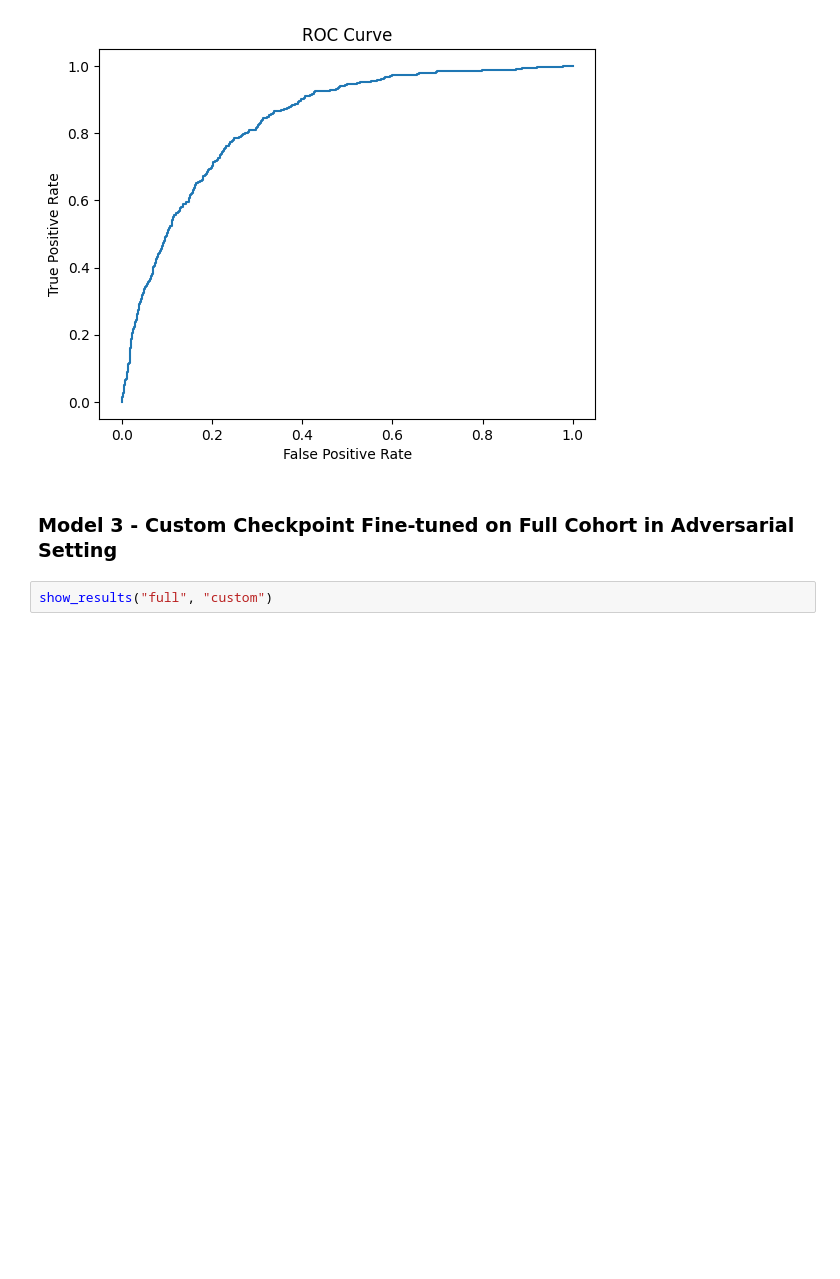
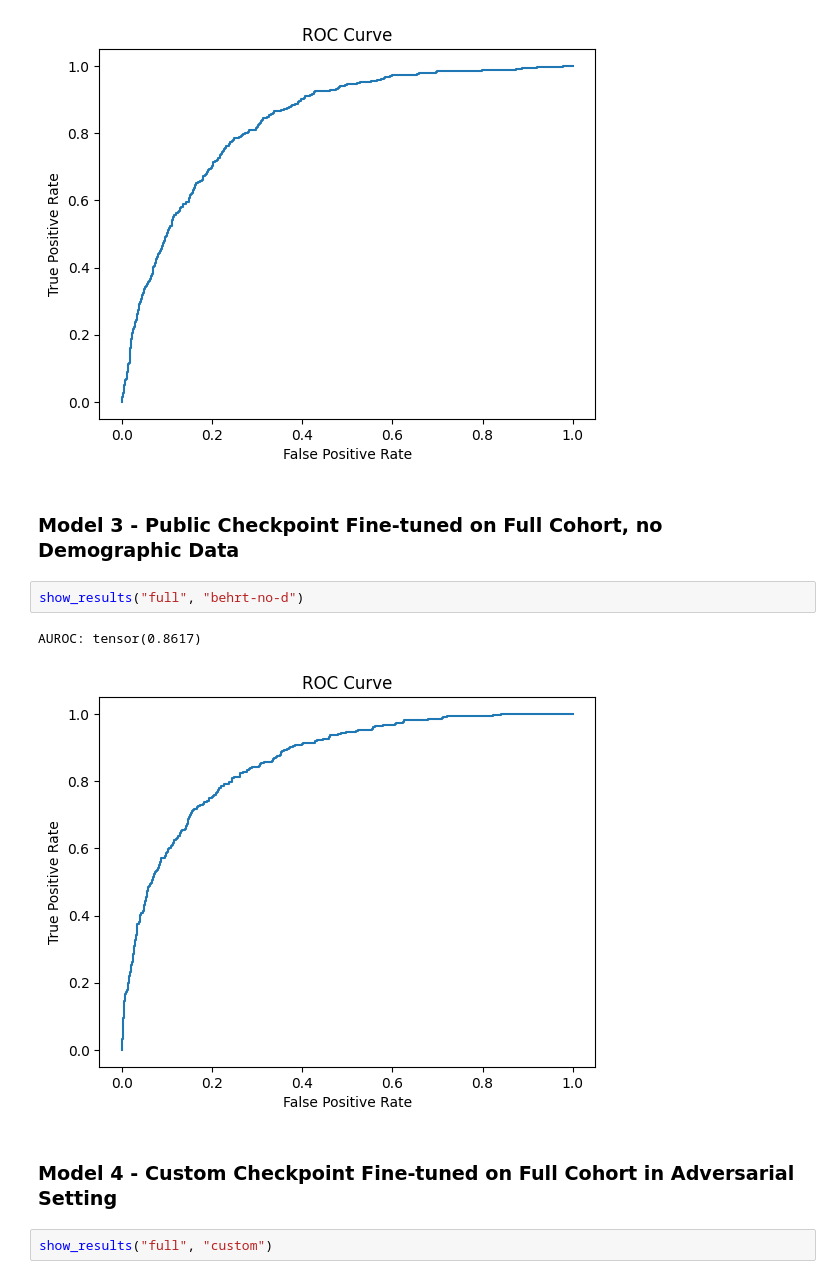
Before and after one commit to hainesmichaelc/cs598-final-project, a Jupyter notebook: Evaluation.ipynb, the cells around one changed output. Cells and saved outputs as stored; diff of their text form; blank space fills up the shorter version.

Commit message:
Adding evaluation of model trained with no demographic information

```diff
--- a/Evaluation.ipynb
+++ b/Evaluation.ipynb
@@ -137,8 +137,15 @@ show_results("full", "behrt")
 # %% [output]
 AUROC: tensor(0.8372)
 [figure]
+# %% [markdown]
+### Model 3 - Public Checkpoint Fine-tuned on Full Cohort, no Demographic Data
+# %%
+show_results("full", "behrt-no-d")
+# %% [output]
+AUROC: tensor(0.8617)
+[figure, added]
 # %% [markdown]
-### Model 3 - Custom Checkpoint Fine-tuned on Full Cohort in Adversarial Setting
+### Model 4 - Custom Checkpoint Fine-tuned on Full Cohort in Adversarial Setting
 # %%
 show_results("full", "custom")
 # %% [output]
```
Also changed, not shown: 3 other files.
